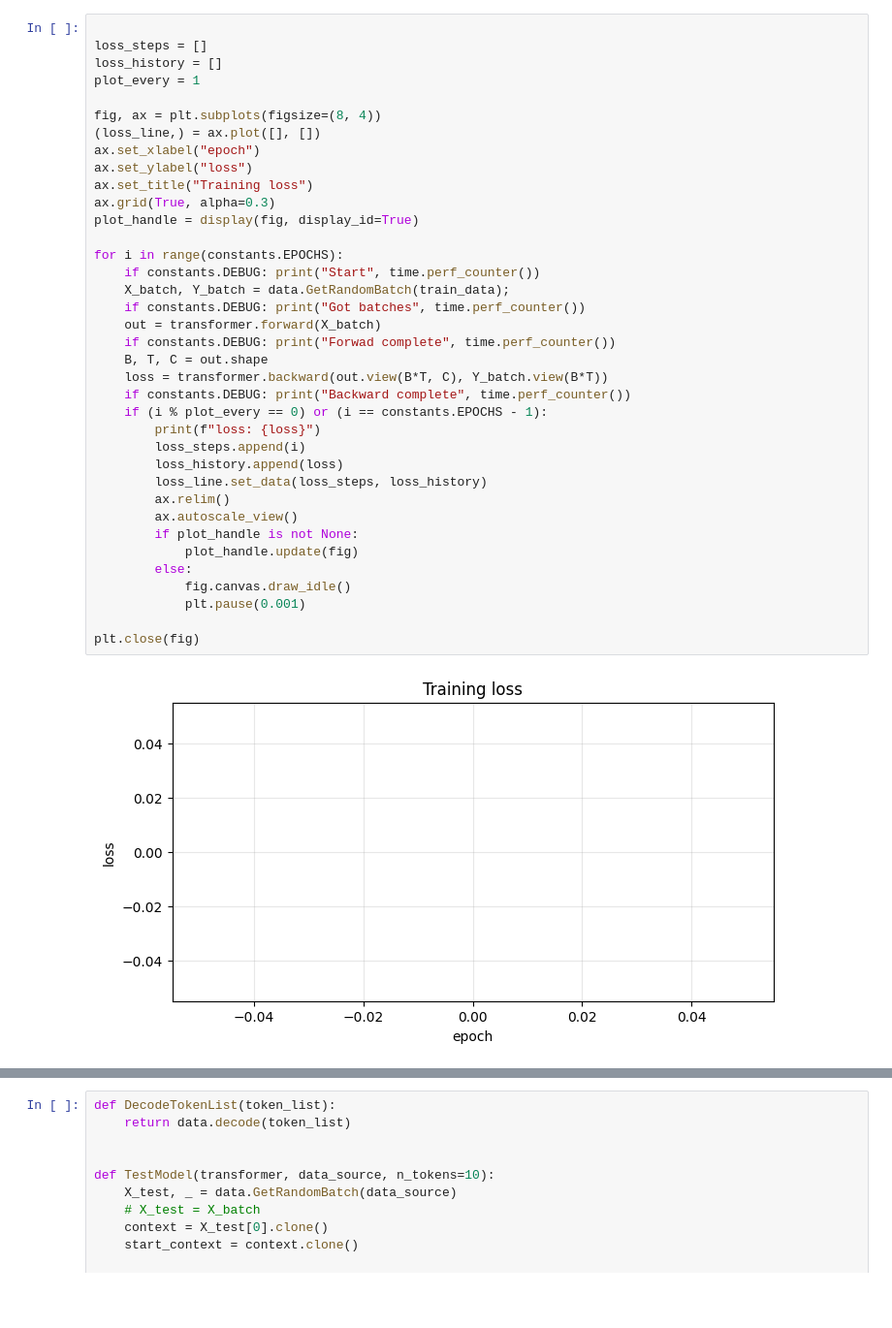
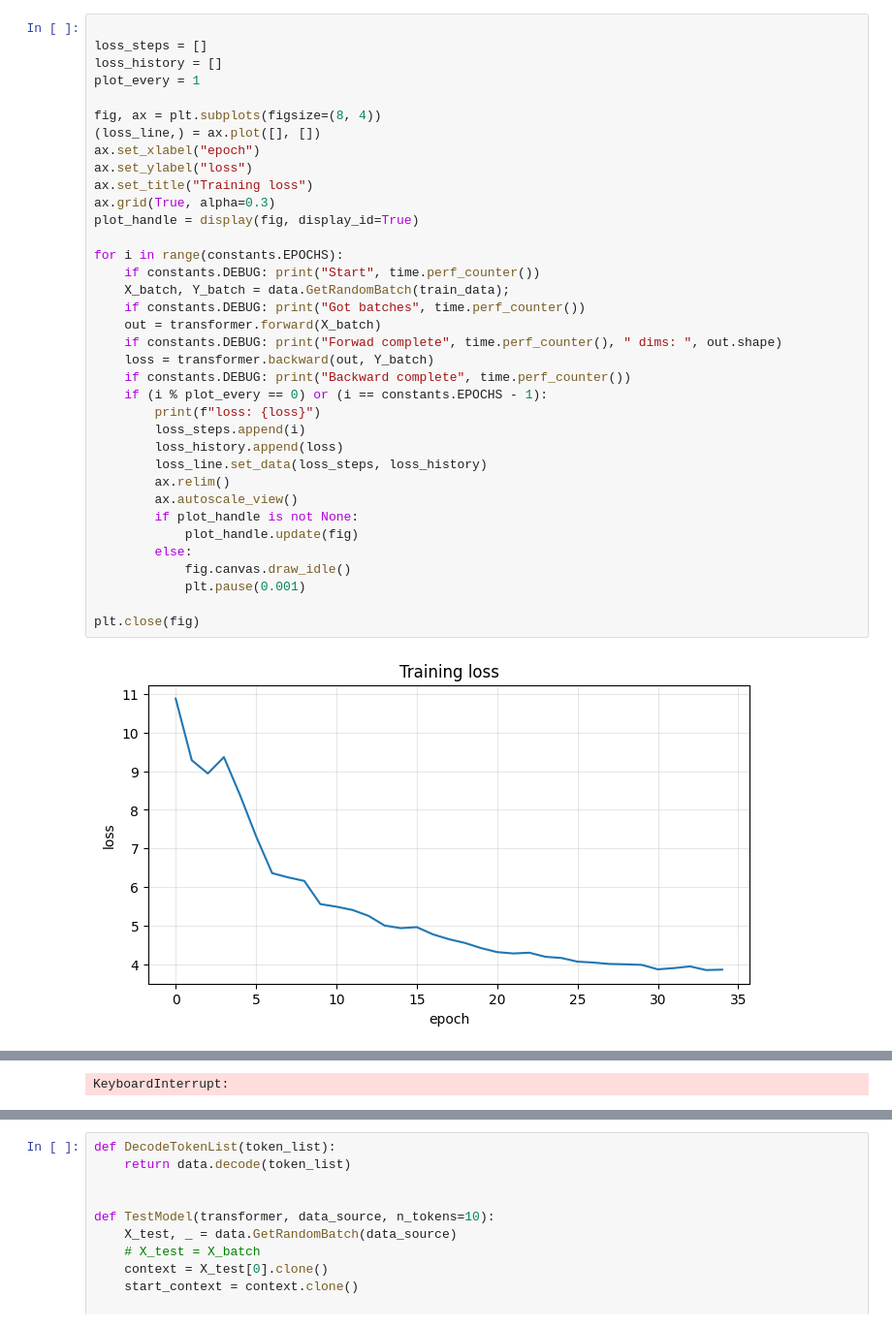
Before and after one commit to yasen5/shakespeare-transformer, a Jupyter notebook: actual-shakespeare/shakespeare.ipynb, the cells around one changed output, grey strips where cells are left out. Shown at 97% size. Cells and saved outputs as stored; diff of their text form; blank space fills up the shorter version.

```diff
--- a/actual-shakespeare/shakespeare.ipynb
+++ b/actual-shakespeare/shakespeare.ipynb
@@ -31,34 +34,33 @@ plot_every = 1
 
 fig, ax = plt.subplots(figsize=(8, 4))
 (loss_line,) = ax.plot([], [])
 ax.set_xlabel("epoch")
 ax.set_ylabel("loss")
 ax.set_title("Training loss")
 ax.grid(True, alpha=0.3)
 plot_handle = display(fig, display_id=True)
 
 for i in range(constants.EPOCHS):
     if constants.DEBUG: print("Start", time.perf_counter())
     X_batch, Y_batch = data.GetRandomBatch(train_data);
     if constants.DEBUG: print("Got batches", time.perf_counter())
     out = transformer.forward(X_batch)
-    if constants.DEBUG: print("Forwad complete", time.perf_counter())
-    B, T, C = out.shape
-    loss = transformer.backward(out.view(B*T, C), Y_batch.view(B*T))
+    if constants.DEBUG: print("Forwad complete", time.perf_counter(), " dims: ", out.shape)
+    loss = transformer.backward(out, Y_batch)
     if constants.DEBUG: print("Backward complete", time.perf_counter())
     if (i % plot_every == 0) or (i == constants.EPOCHS - 1):
         print(f"loss: {loss}")
         loss_steps.append(i)
         loss_history.append(loss)
         loss_line.set_data(loss_steps, loss_history)
         ax.relim()
         ax.autoscale_view()
         if plot_handle is not None:
             plot_handle.update(fig)
         else:
             fig.canvas.draw_idle()
             plt.pause(0.001)
 
 plt.close(fig)
 # %% [output]
-[figure, old version]
+[figure, new version]
@@ -65,0 +84 @@ RuntimeError: Expected all tensors to be on the same device, but found at least
+KeyboardInterrupt:
```
Also changed, not shown: parts of 3 cells of this notebook, 7 other files.
